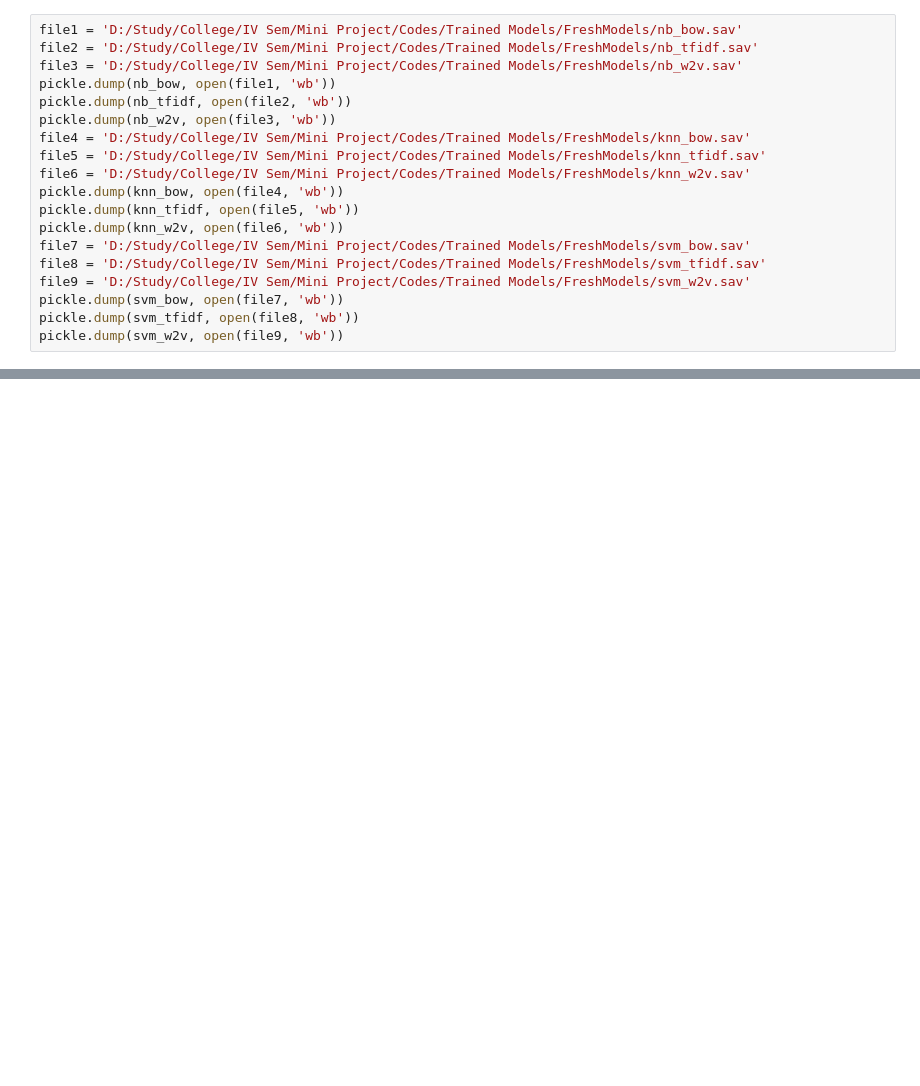
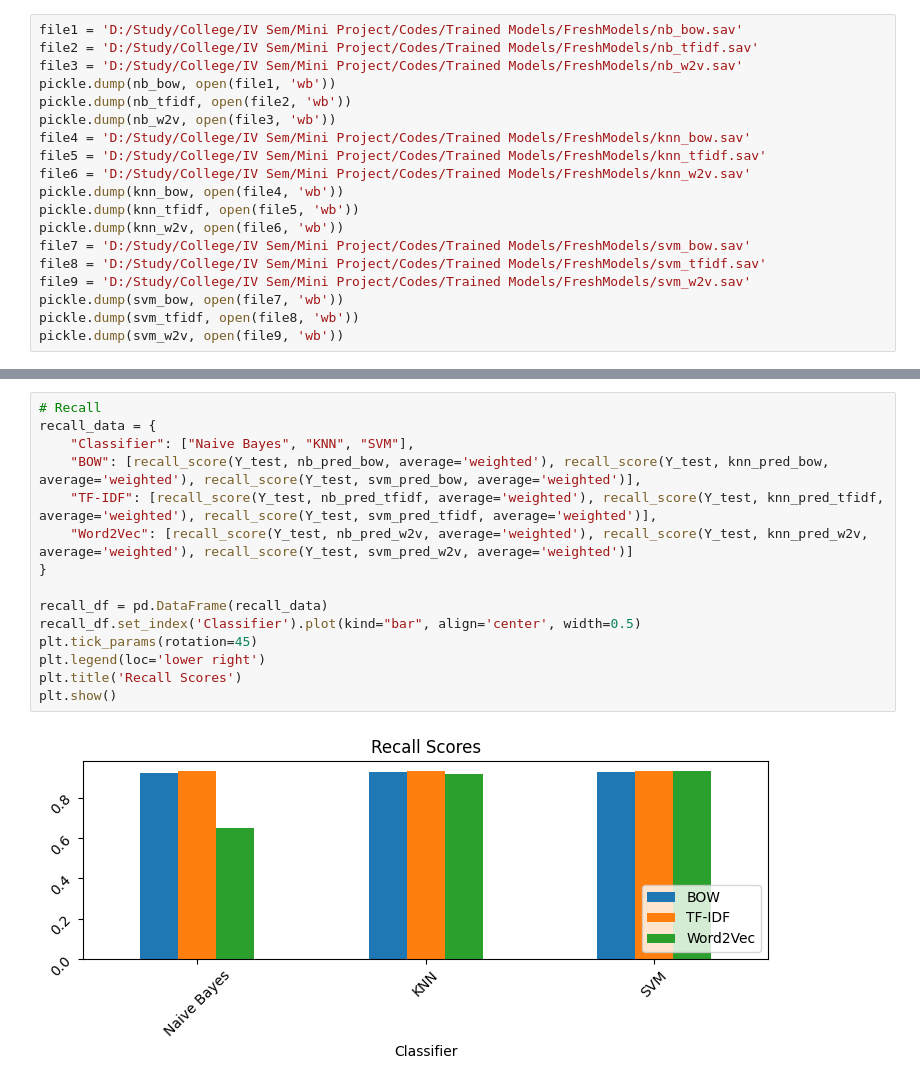
Before and after one commit to amansinghrp/Sentiment-Analysis, a Jupyter notebook: mainNew.ipynb, the cells around one changed output, grey strips where cells are left out. Drawn from its saved outputs; the diff is of its cells as text; blank space fills up the shorter version.

```diff
--- a/mainNew.ipynb
+++ b/mainNew.ipynb
@@ -161,0 +309,17 @@ pickle.dump(svm_w2v, open(file9, 'wb'))
+# %%
+# Recall
+recall_data = {
+    "Classifier": ["Naive Bayes", "KNN", "SVM"],
+    "BOW": [recall_score(Y_test, nb_pred_bow, average='weighted'), recall_score(Y_test, knn_pred_bow, average='weighted'), recall_score(Y_test, svm_pred_bow, average='weighted')],
+    "TF-IDF": [recall_score(Y_test, nb_pred_tfidf, average='weighted'), recall_score(Y_test, knn_pred_tfidf, average='weighted'), recall_score(Y_test, svm_pred_tfidf, average='weighted')],
+    "Word2Vec": [recall_score(Y_test, nb_pred_w2v, average='weighted'), recall_score(Y_test, knn_pred_w2v, average='weighted'), recall_score(Y_test, svm_pred_w2v, average='weighted')]
+}
+
+recall_df = pd.DataFrame(recall_data)
+recall_df.set_index('Classifier').plot(kind="bar", align='center', width=0.5)
+plt.tick_params(rotation=45)
+plt.legend(loc='lower right')
+plt.title('Recall Scores')
+plt.show()
+# %% [output]
+[figure, added]
```
Also changed, not shown: parts of 14 cells of this notebook, 41 other files.
